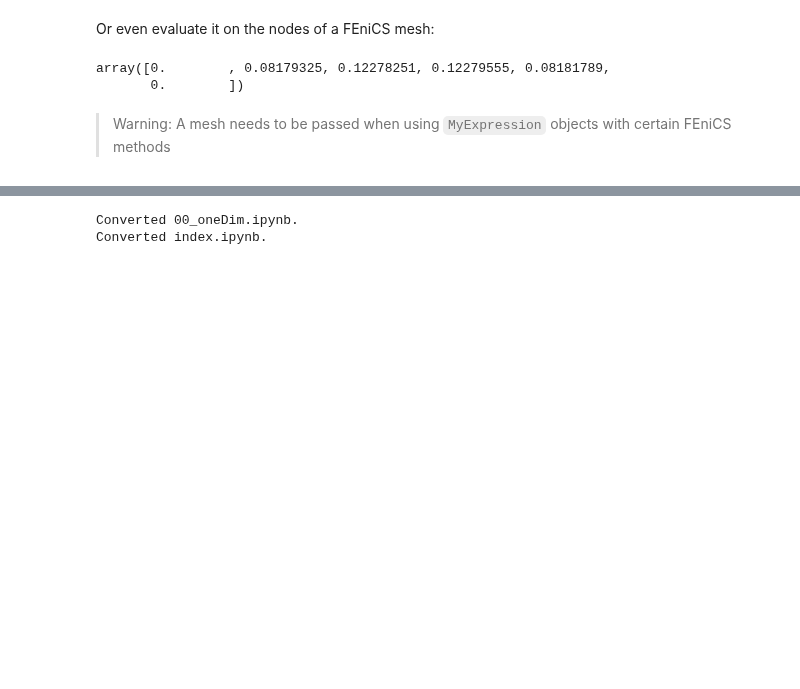
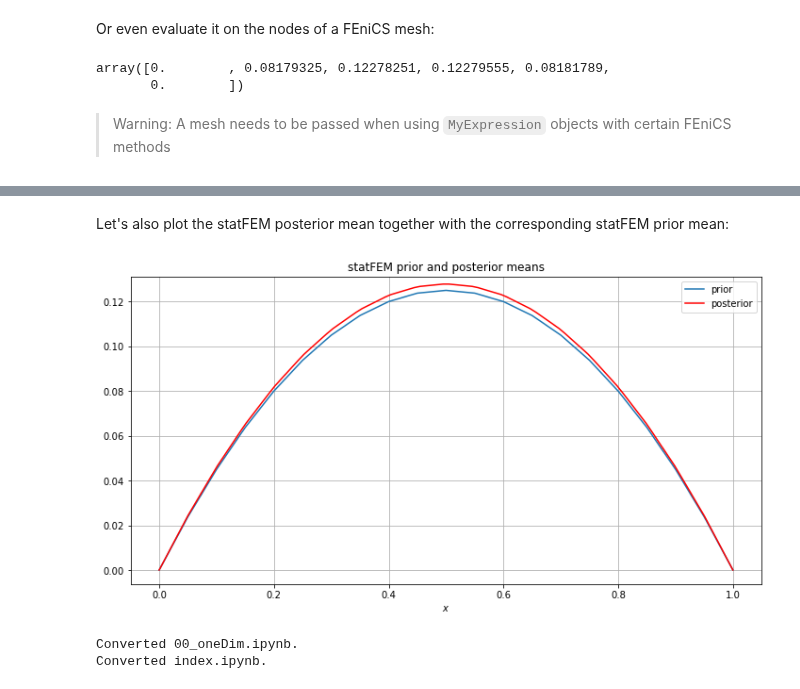
Before and after one commit to YanniPapandreou/statFEM, a Jupyter notebook: 00_oneDim.ipynb, the cells around one changed output, grey strips where cells are left out. Drawn from its saved outputs; the diff is of its cells as text; code cells hidden in the pictures; blank space fills up the shorter version.

```diff
--- a/00_oneDim.ipynb
+++ b/00_oneDim.ipynb
@@ -746,3 +913,20 @@ array([0.        , 0.08179325, 0.12278251, 0.12279555, 0.08181789,
+# %% [markdown]
+Let's also plot the statFEM posterior mean together with the corresponding statFEM prior mean:
+# %%
+#hide_input
+h = 1/J
+m_prior = mean_assembler(h,f_bar)
+x_range = np.linspace(0,1,100)
+y_range = np.array([m_post_fem(x) for x in x_range])
+plot(m_prior,label='prior')
+plt.plot(x_range,y_range,label='posterior',c='r')
+plt.grid()
+plt.xlabel(r'$x$')
+plt.title('statFEM prior and posterior means')
+plt.legend()
+plt.show()
+# %% [output]
+[figure, added]
 # %%
 #hide
 from nbdev.export import notebook2script; notebook2script()
```
Also changed, not shown: parts of 16 cells of this notebook, 3 other files.
